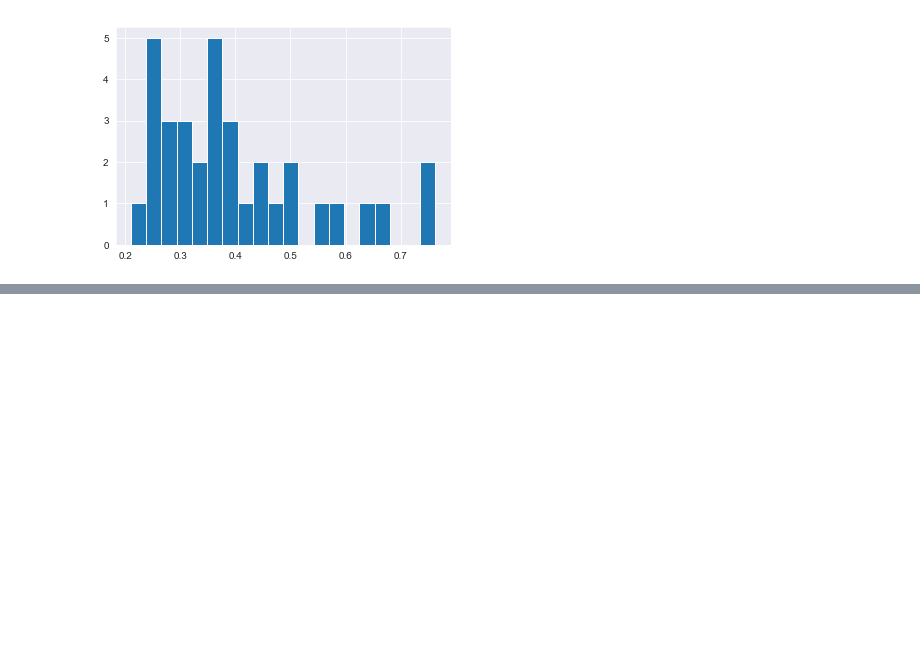
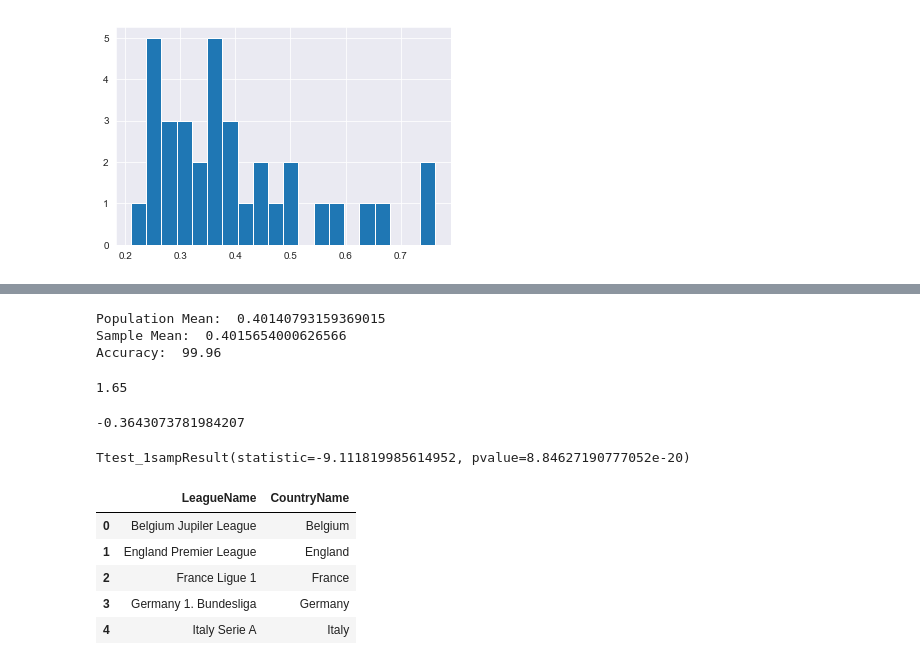
Before and after one commit to dmart49/Mod_03_Project, a Jupyter notebook: Mod_03_Project_Daniel_Question.ipynb, the cells around one changed output, grey strips where cells are left out. Cells and saved outputs as stored; diff of their text form; code cells hidden in the pictures; blank space fills up the shorter version.

```diff
--- a/Mod_03_Project_Daniel_Question.ipynb
+++ b/Mod_03_Project_Daniel_Question.ipynb
@@ -203,0 +147,43 @@ plt.show()
+# %%
+print("Population Mean: ", df_england_wins.HomeWinPct.mean())
+print("Sample Mean: ", np.mean(england_sample))
+acc_2 = 1 - (np.abs(np.mean(england_sample) - df_england_wins.HomeWinPct.mean()) / df_england_wins.HomeWinPct.mean())
+print("Accuracy: ", np.round(acc_2*100,2))
+# %% [output]
+Population Mean:  0.40140793159369015
+Sample Mean:  0.4015654000626566
+Accuracy:  99.96
+# %%
+#t-test
+#t critical value for 5% alpha
+t_crit_ = np.round(stats.t.ppf(1 - 0.05, df =295),3)
+t_crit_
+# %% [output]
+1.65
+# %%
+t_value = (np.mean(england_sample) - np.mean(match_sample))/(np.std(england_sample) / np.sqrt(df_england_wins.shape[0]))
+t_value
+# %% [output]
+-0.3643073781984207
+# %%
+t_value_ = stats.ttest_1samp(a = england_sample, popmean = df_results.HomeWinPct.mean())
+t_value_
+# %% [output]
+Ttest_1sampResult(statistic=-9.111819985614952, pvalue=8.84627190777052e-20)
+# %%
+sql_league = """
+            SELECT L.name as LeagueName,
+            C.name as CountryName
+            FROM League as L
+            JOIN Country as C
+            ON C.id = L.country_id
+            ;"""
+df_league = make_sql_frame(sql_league)
+df_league.head()
+# %% [output]
+|  | LeagueName | CountryName |
+| 0 | Belgium Jupiler League | Belgium |
+| 1 | England Premier League | England |
+| 2 | France Ligue 1 | France |
+| 3 | Germany 1. Bundesliga | Germany |
+| 4 | Italy Serie A | Italy |
```
Also changed, not shown: parts of 35 cells of this notebook.
